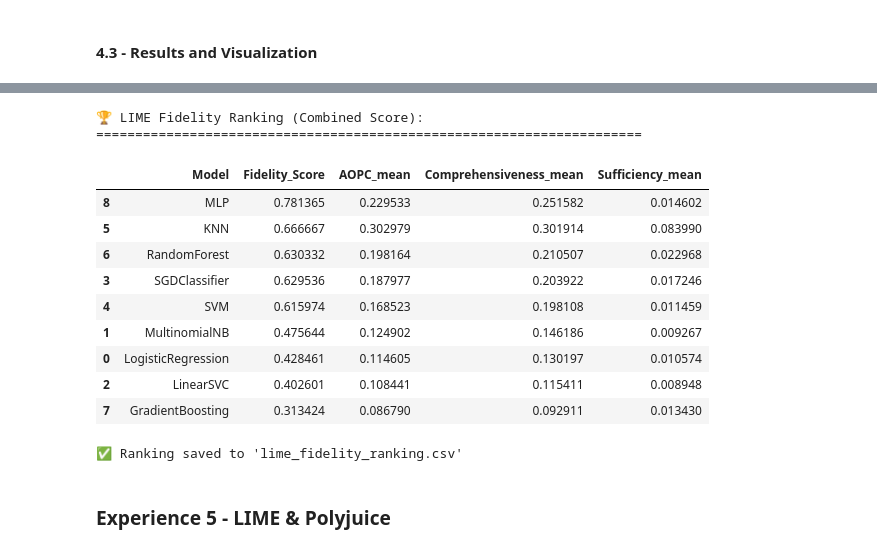
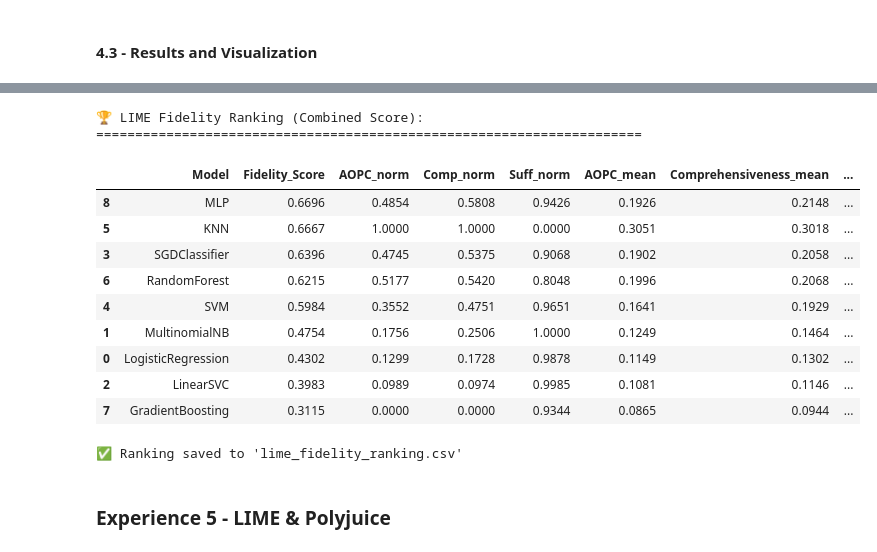
Before and after one commit to MiguelAnt17/XAI-Interpretability-Lab, a Jupyter notebook: experiments/experiments_final.ipynb, the cells around one changed output, grey strips where cells are left out. Cells and saved outputs as stored; diff of their text form; code cells hidden in the pictures.

```diff
--- a/experiments/experiments_final.ipynb
+++ b/experiments/experiments_final.ipynb
@@ -313,7 +300,19 @@ models_results = {
     'MLP': mlp
 }
 
-# 3. Gere o gráfico!
+with open('all_classifications_reports.txt', 'w', encoding='utf-8') as f:
+    f.write("CLASSIFICATION REPORTS\n============================\n\n")
+
+    for model_name, (model, metrics) in models_results.items():
+        # No seu utils.py, o classification_report é o último item da lista de métricas
+        report_str = metrics[-1]
+
+        f.write(f"MODELO: {model_name.replace(chr(10), ' ')}\n") # Remove quebras de linha do nome
+        f.write(report_str)
+        f.write("\n" + "-"*60 + "\n\n")
+
+print("File 'all_classifications_reports.txt' saved with success!")
+
 fig, ax, df_metrics = utils.plot_models_metrics(models_results)
 # %% [output]
 === Logistic Regression ===
@@ -1983,43 +1976,50 @@ plot_fidelity_comparison(df_fidelity, save_path='lime_fidelity_comparison.png')
 # %%
-# Normalizar métricas (0-1)
 from sklearn.preprocessing import MinMaxScaler
 
 scaler = MinMaxScaler()
 
 df_fidelity['AOPC_norm'] = scaler.fit_transform(df_fidelity[['AOPC_mean']])
 df_fidelity['Comp_norm'] = scaler.fit_transform(df_fidelity[['Comprehensiveness_mean']])
-df_fidelity['Suff_norm'] = 1 - scaler.fit_transform(df_fidelity[['Sufficiency_mean']])  # inverter
+df_fidelity['Suff_norm'] = 1 - scaler.fit_transform(df_fidelity[['Sufficiency_mean']])
 
-# Score combinado (média das 3 métricas normalizadas)
 df_fidelity['Fidelity_Score'] = (
     df_fidelity['AOPC_norm'] +
     df_fidelity['Comp_norm'] +
     df_fidelity['Suff_norm']
 ) / 3
 
-# Ranking
-df_ranking = df_fidelity[['Model', 'Fidelity_Score', 'AOPC_mean', 'Comprehensiveness_mean', 'Sufficiency_mean']].sort_values('Fidelity_Score', ascending=False)
+df_ranking = df_fidelity[[
+    'Model',
+    'Fidelity_Score',
+    'AOPC_norm',
+    'Comp_norm',
+    'Suff_norm',
+    'AOPC_mean',
+    'Comprehensiveness_mean',
+    'Sufficiency_mean'
+]].sort_values('Fidelity_Score', ascending=False)
 
-print("\n🏆 LIME Fidelity Ranking (Combined Score):")
+df_ranking = df_ranking.round(4)
+
+print("\nLIME Fidelity Ranking (Combined Score):")
 print("="*70)
 display(df_ranking)
 
-# Salvar ranking
 df_ranking.to_csv('lime_fidelity_ranking.csv', index=False)
-print("\n✅ Ranking saved to 'lime_fidelity_ranking.csv'")
+print("\nRanking saved to 'lime_fidelity_ranking.csv'")
 # %% [output]
 🏆 LIME Fidelity Ranking (Combined Score):
 ======================================================================
-|  | Model | Fidelity_Score | AOPC_mean | Comprehensiveness_mean | Sufficiency_mean |
-| 8 | MLP | 0.781365 | 0.229533 | 0.251582 | 0.014602 |
-| 5 | KNN | 0.666667 | 0.302979 | 0.301914 | 0.083990 |
-| 6 | RandomForest | 0.630332 | 0.198164 | 0.210507 | 0.022968 |
-| 3 | SGDClassifier | 0.629536 | 0.187977 | 0.203922 | 0.017246 |
-| 4 | SVM | 0.615974 | 0.168523 | 0.198108 | 0.011459 |
-| 1 | MultinomialNB | 0.475644 | 0.124902 | 0.146186 | 0.009267 |
-| 0 | LogisticRegression | 0.428461 | 0.114605 | 0.130197 | 0.010574 |
-| 2 | LinearSVC | 0.402601 | 0.108441 | 0.115411 | 0.008948 |
-| 7 | GradientBoosting | 0.313424 | 0.086790 | 0.092911 | 0.013430 |
+|  | Model | Fidelity_Score | AOPC_norm | Comp_norm | Suff_norm | AOPC_mean | Comprehensiveness_mean | ... |
+| 8 | MLP | 0.6696 | 0.4854 | 0.5808 | 0.9426 | 0.1926 | 0.2148 | ... |
+| 5 | KNN | 0.6667 | 1.0000 | 1.0000 | 0.0000 | 0.3051 | 0.3018 | ... |
+| 3 | SGDClassifier | 0.6396 | 0.4745 | 0.5375 | 0.9068 | 0.1902 | 0.2058 | ... |
+| 6 | RandomForest | 0.6215 | 0.5177 | 0.5420 | 0.8048 | 0.1996 | 0.2068 | ... |
+| 4 | SVM | 0.5984 | 0.3552 | 0.4751 | 0.9651 | 0.1641 | 0.1929 | ... |
+| 1 | MultinomialNB | 0.4754 | 0.1756 | 0.2506 | 1.0000 | 0.1249 | 0.1464 | ... |
+| 0 | LogisticRegression | 0.4302 | 0.1299 | 0.1728 | 0.9878 | 0.1149 | 0.1302 | ... |
+| 2 | LinearSVC | 0.3983 | 0.0989 | 0.0974 | 0.9985 | 0.1081 | 0.1146 | ... |
+| 7 | GradientBoosting | 0.3115 | 0.0000 | 0.0000 | 0.9344 | 0.0865 | 0.0944 | ... |
 ✅ Ranking saved to 'lime_fidelity_ranking.csv'
 # %% [markdown]
 ### Experience 5 - LIME & Polyjuice
```
Also changed, not shown: parts of 21 cells of this notebook, 10 other files.
